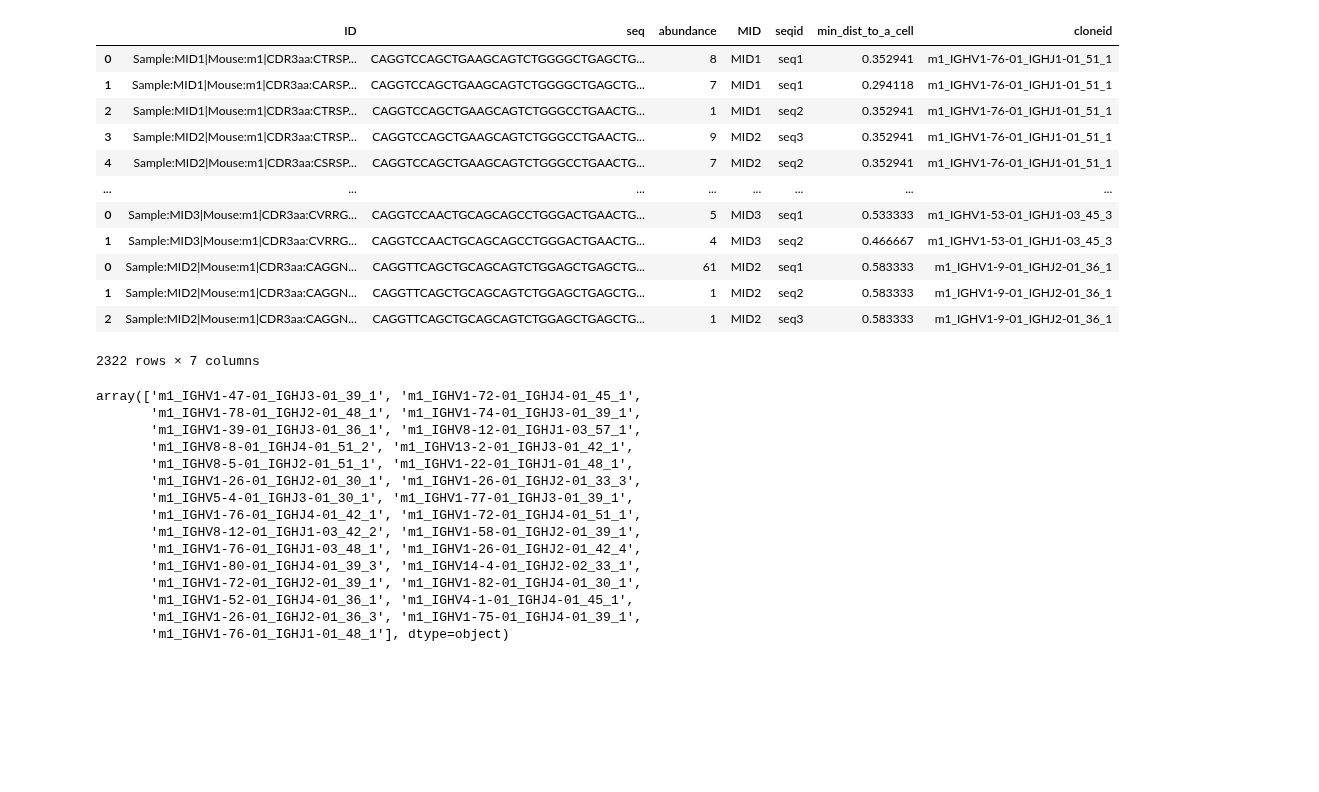
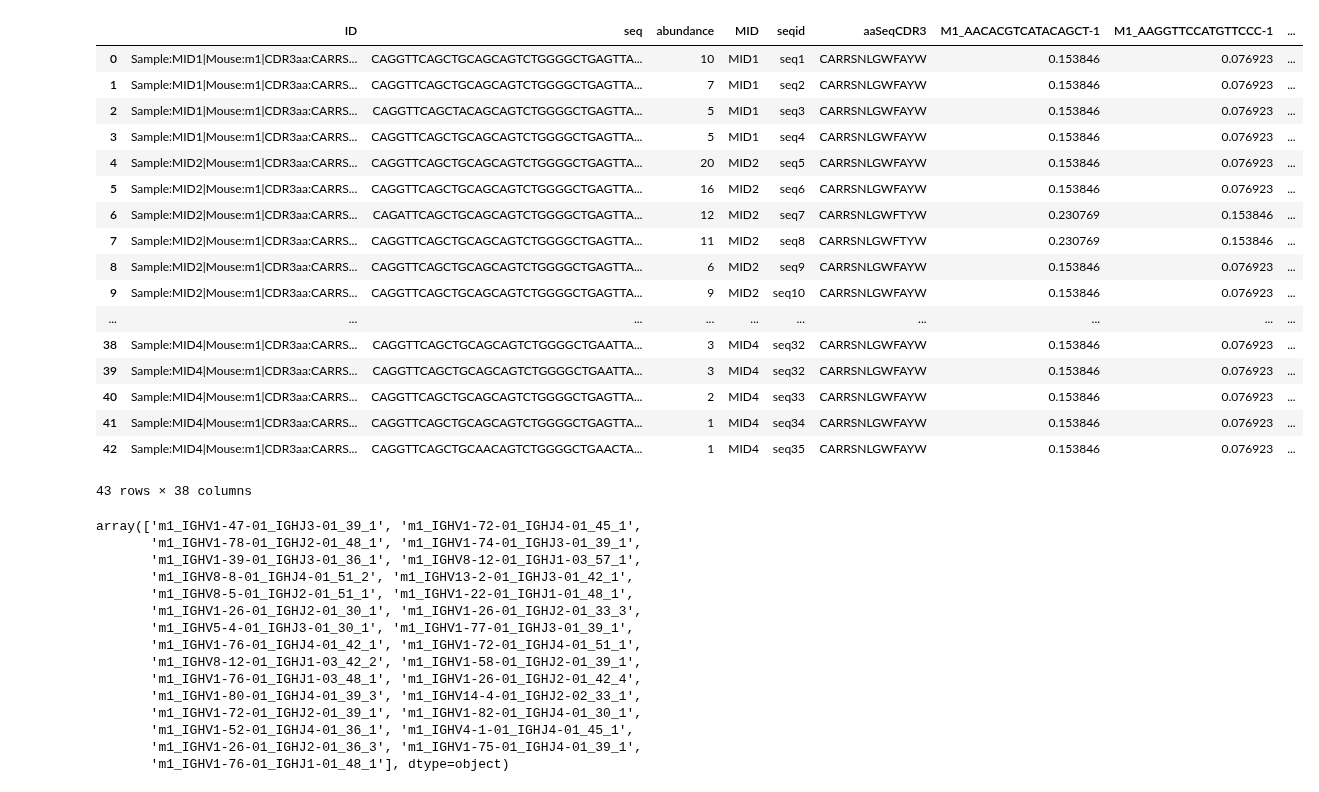
Before and after one commit to hieunguyen4193/sc_bulk_BCR_data_analysis, a Jupyter notebook: Tree06_single_cell_clones_and_bulk_trees_distance_240805_240826.ipynb, the cells around one changed output. Drawn from its saved outputs; the diff is of its cells as text; code cells hidden in the pictures; blank space fills up the shorter version.

```diff
--- a/Tree06_single_cell_clones_and_bulk_trees_distance_240805_240826.ipynb
+++ b/Tree06_single_cell_clones_and_bulk_trees_distance_240805_240826.ipynb
@@ -96,22 +96,27 @@ for cloneid in tqdm(maindf.cloneid.unique()):
         tree_dist_seqdf = pd.concat([tree_dist_seqdf, bulkdf], axis = 0)
     else:
         bulkdf.to_csv(os.path.join(path_to_06_output, f"tree_Seqdf_{cloneid}.csv"))
-# %%
-tree_dist_seqdf
-# %% [output]
-|  | ID | seq | abundance | MID | seqid | min_dist_to_a_cell | cloneid |
-| 0 | Sample:MID1|Mouse:m1|CDR3aa:CTRSP... | CAGGTCCAGCTGAAGCAGTCTGGGGCTGAGCTG... | 8 | MID1 | seq1 | 0.352941 | m1_IGHV1-76-01_IGHJ1-01_51_1 |
-| 1 | Sample:MID1|Mouse:m1|CDR3aa:CARSP... | CAGGTCCAGCTGAAGCAGTCTGGGGCTGAGCTG... | 7 | MID1 | seq1 | 0.294118 | m1_IGHV1-76-01_IGHJ1-01_51_1 |
-| 2 | Sample:MID1|Mouse:m1|CDR3aa:CTRSP... | CAGGTCCAGCTGAAGCAGTCTGGGCCTGAACTG... | 1 | MID1 | seq2 | 0.352941 | m1_IGHV1-76-01_IGHJ1-01_51_1 |
-| 3 | Sample:MID2|Mouse:m1|CDR3aa:CTRSP... | CAGGTCCAGCTGAAGCAGTCTGGGCCTGAACTG... | 9 | MID2 | seq3 | 0.352941 | m1_IGHV1-76-01_IGHJ1-01_51_1 |
-| 4 | Sample:MID2|Mouse:m1|CDR3aa:CSRSP... | CAGGTCCAGCTGAAGCAGTCTGGGCCTGAACTG... | 7 | MID2 | seq2 | 0.352941 | m1_IGHV1-76-01_IGHJ1-01_51_1 |
-| ... | ... | ... | ... | ... | ... | ... | ... |
-| 0 | Sample:MID3|Mouse:m1|CDR3aa:CVRRG... | CAGGTCCAACTGCAGCAGCCTGGGACTGAACTG... | 5 | MID3 | seq1 | 0.533333 | m1_IGHV1-53-01_IGHJ1-03_45_3 |
-| 1 | Sample:MID3|Mouse:m1|CDR3aa:CVRRG... | CAGGTCCAACTGCAGCAGCCTGGGACTGAACTG... | 4 | MID3 | seq2 | 0.466667 | m1_IGHV1-53-01_IGHJ1-03_45_3 |
-| 0 | Sample:MID2|Mouse:m1|CDR3aa:CAGGN... | CAGGTTCAGCTGCAGCAGTCTGGAGCTGAGCTG... | 61 | MID2 | seq1 | 0.583333 | m1_IGHV1-9-01_IGHJ2-01_36_1 |
-| 1 | Sample:MID2|Mouse:m1|CDR3aa:CAGGN... | CAGGTTCAGCTGCAGCAGTCTGGAGCTGAGCTG... | 1 | MID2 | seq2 | 0.583333 | m1_IGHV1-9-01_IGHJ2-01_36_1 |
-| 2 | Sample:MID2|Mouse:m1|CDR3aa:CAGGN... | CAGGTTCAGCTGCAGCAGTCTGGAGCTGAGCTG... | 1 | MID2 | seq3 | 0.583333 | m1_IGHV1-9-01_IGHJ2-01_36_1 |
-2322 rows × 7 columns
+# %%
+bulkdf
+# %% [output]
+|  | ID | seq | abundance | MID | seqid | aaSeqCDR3 | M1_AACACGTCATACAGCT-1 | M1_AAGGTTCCATGTTCCC-1 | ... |
+| 0 | Sample:MID1|Mouse:m1|CDR3aa:CARRS... | CAGGTTCAGCTGCAGCAGTCTGGGGCTGAGTTA... | 10 | MID1 | seq1 | CARRSNLGWFAYW | 0.153846 | 0.076923 | ... |
+| 1 | Sample:MID1|Mouse:m1|CDR3aa:CARRS... | CAGGTTCAGCTGCAGCAGTCTGGGGCTGAGTTA... | 7 | MID1 | seq2 | CARRSNLGWFAYW | 0.153846 | 0.076923 | ... |
+| 2 | Sample:MID1|Mouse:m1|CDR3aa:CARRS... | CAGGTTCAGCTACAGCAGTCTGGGGCTGAGTTA... | 5 | MID1 | seq3 | CARRSNLGWFAYW | 0.153846 | 0.076923 | ... |
+| 3 | Sample:MID1|Mouse:m1|CDR3aa:CARRS... | CAGGTTCAGCTGCAGCAGTCTGGGGCTGAGTTA... | 5 | MID1 | seq4 | CARRSNLGWFAYW | 0.153846 | 0.076923 | ... |
+| 4 | Sample:MID2|Mouse:m1|CDR3aa:CARRS... | CAGGTTCAGCTGCAGCAGTCTGGGGCTGAGTTA... | 20 | MID2 | seq5 | CARRSNLGWFAYW | 0.153846 | 0.076923 | ... |
+| 5 | Sample:MID2|Mouse:m1|CDR3aa:CARRS... | CAGGTTCAGCTGCAGCAGTCTGGGGCTGAGTTA... | 16 | MID2 | seq6 | CARRSNLGWFAYW | 0.153846 | 0.076923 | ... |
+| 6 | Sample:MID2|Mouse:m1|CDR3aa:CARRS... | CAGATTCAGCTGCAGCAGTCTGGGGCTGAGTTA... | 12 | MID2 | seq7 | CARRSNLGWFTYW | 0.230769 | 0.153846 | ... |
+| 7 | Sample:MID2|Mouse:m1|CDR3aa:CARRS... | CAGGTTCAGCTGCAGCAGTCTGGGGCTGAGTTA... | 11 | MID2 | seq8 | CARRSNLGWFTYW | 0.230769 | 0.153846 | ... |
+| 8 | Sample:MID2|Mouse:m1|CDR3aa:CARRS... | CAGGTTCAGCTGCAGCAGTCTGGGGCTGAGTTA... | 6 | MID2 | seq9 | CARRSNLGWFAYW | 0.153846 | 0.076923 | ... |
+| 9 | Sample:MID2|Mouse:m1|CDR3aa:CARRS... | CAGGTTCAGCTGCAGCAGTCTGGGGCTGAGTTA... | 9 | MID2 | seq10 | CARRSNLGWFAYW | 0.153846 | 0.076923 | ... |
+| ... | ... | ... | ... | ... | ... | ... | ... | ... | ... |
+| 38 | Sample:MID4|Mouse:m1|CDR3aa:CARRS... | CAGGTTCAGCTGCAGCAGTCTGGGGCTGAATTA... | 3 | MID4 | seq32 | CARRSNLGWFAYW | 0.153846 | 0.076923 | ... |
+| 39 | Sample:MID4|Mouse:m1|CDR3aa:CARRS... | CAGGTTCAGCTGCAGCAGTCTGGGGCTGAATTA... | 3 | MID4 | seq32 | CARRSNLGWFAYW | 0.153846 | 0.076923 | ... |
+| 40 | Sample:MID4|Mouse:m1|CDR3aa:CARRS... | CAGGTTCAGCTGCAGCAGTCTGGGGCTGAGTTA... | 2 | MID4 | seq33 | CARRSNLGWFAYW | 0.153846 | 0.076923 | ... |
+| 41 | Sample:MID4|Mouse:m1|CDR3aa:CARRS... | CAGGTTCAGCTGCAGCAGTCTGGGGCTGAGTTA... | 1 | MID4 | seq34 | CARRSNLGWFAYW | 0.153846 | 0.076923 | ... |
+| 42 | Sample:MID4|Mouse:m1|CDR3aa:CARRS... | CAGGTTCAGCTGCAACAGTCTGGGGCTGAACTA... | 1 | MID4 | seq35 | CARRSNLGWFAYW | 0.153846 | 0.076923 | ... |
+43 rows × 38 columns
 # %%
 tree_dist_seqdf[tree_dist_seqdf["min_dist_to_a_cell"] == min(tree_dist_seqdf["min_dist_to_a_cell"])].cloneid.unique()
 # %% [output]
```
Also changed, not shown: 6 other files.
